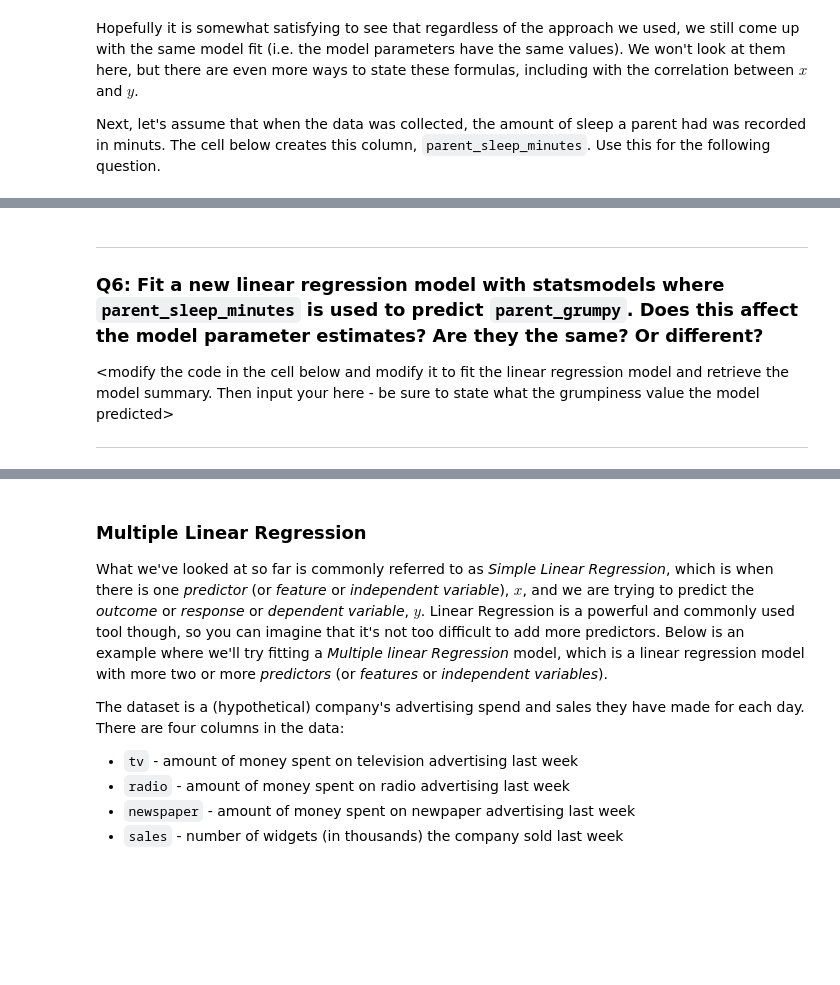
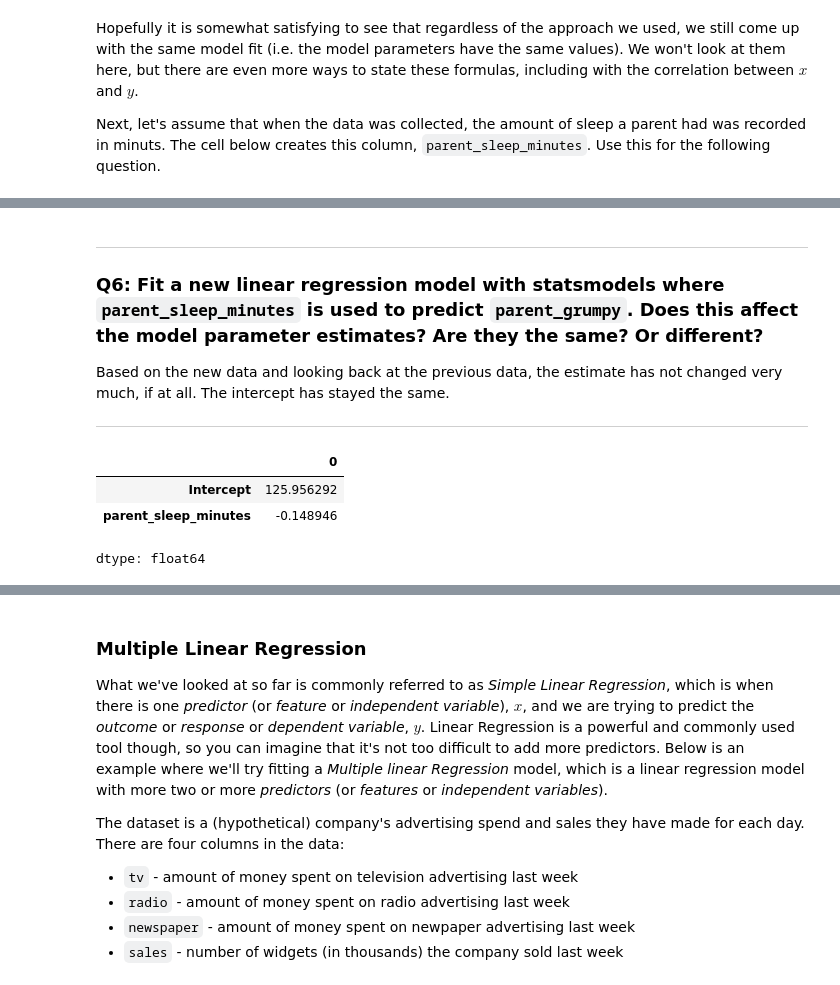
Before and after one commit to CamCranda11/cs3120-assign2, a Jupyter notebook: linear_regression_lab.ipynb, the cells around one changed output, grey strips where cells are left out. Drawn from its saved outputs; the diff is of its cells as text; code cells hidden in the pictures; blank space fills up the shorter version.

```diff
--- a/linear_regression_lab.ipynb
+++ b/linear_regression_lab.ipynb
@@ -475,12 +577,17 @@ df.parent_sleep_minutes.describe()
 
  ### Q6: Fit a new linear regression model with **statsmodels** where `parent_sleep_minutes` is used to predict `parent_grumpy`. Does this affect the model parameter estimates? Are they the same? Or different?
 
- \<modify the code in the cell below and modify it to fit the linear regression model and retrieve the model summary. Then input your here - be sure to state what the grumpiness value the model predicted\>
+Based on the new data and looking back at the previous data, the estimate has not changed very much, if at all. The intercept has stayed the same.
 
  ***
 # %%
-sm_lm_min = smf.ols(formula=' ~ ', data=df).fit()
+sm_lm_min = smf.ols(formula='parent_grumpy ~ parent_sleep_minutes', data=df).fit()
 sm_lm_min.params
+# %% [output]
+|  | 0 |
+| Intercept | 125.956292 |
+| parent_sleep_minutes | -0.148946 |
+dtype: float64
 # %% [markdown]
 ***
 
```
Also changed, not shown: parts of 39 cells of this notebook.
